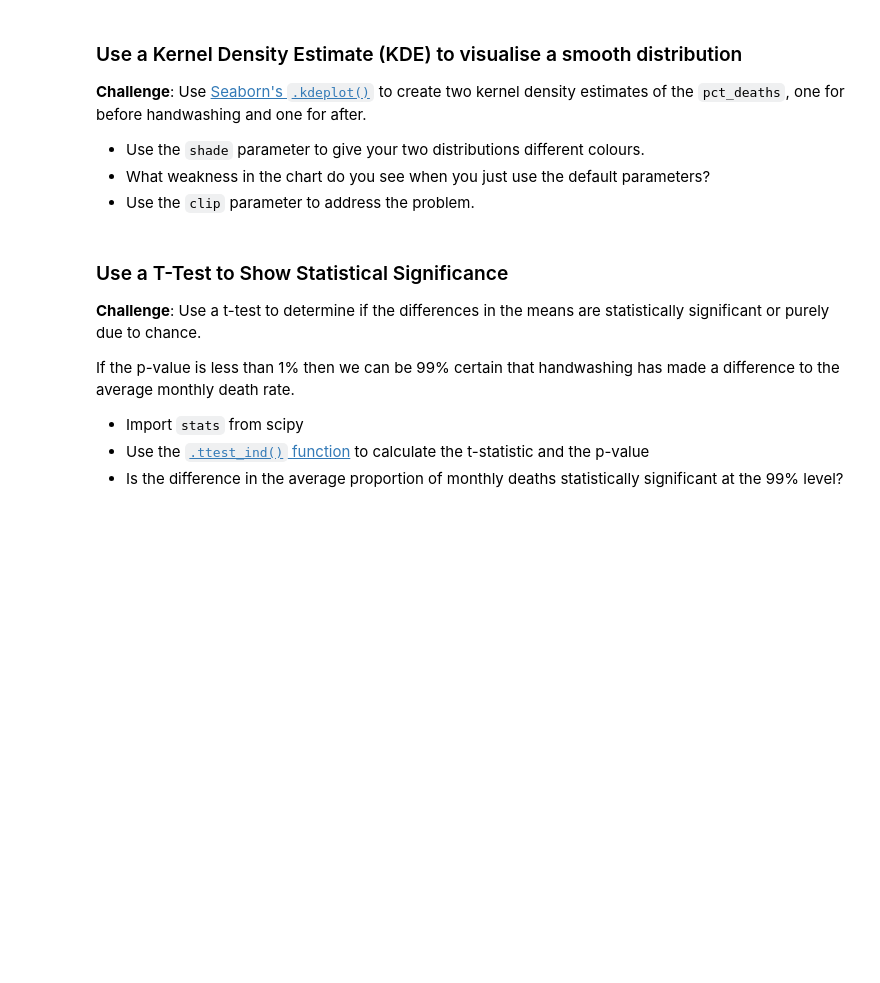
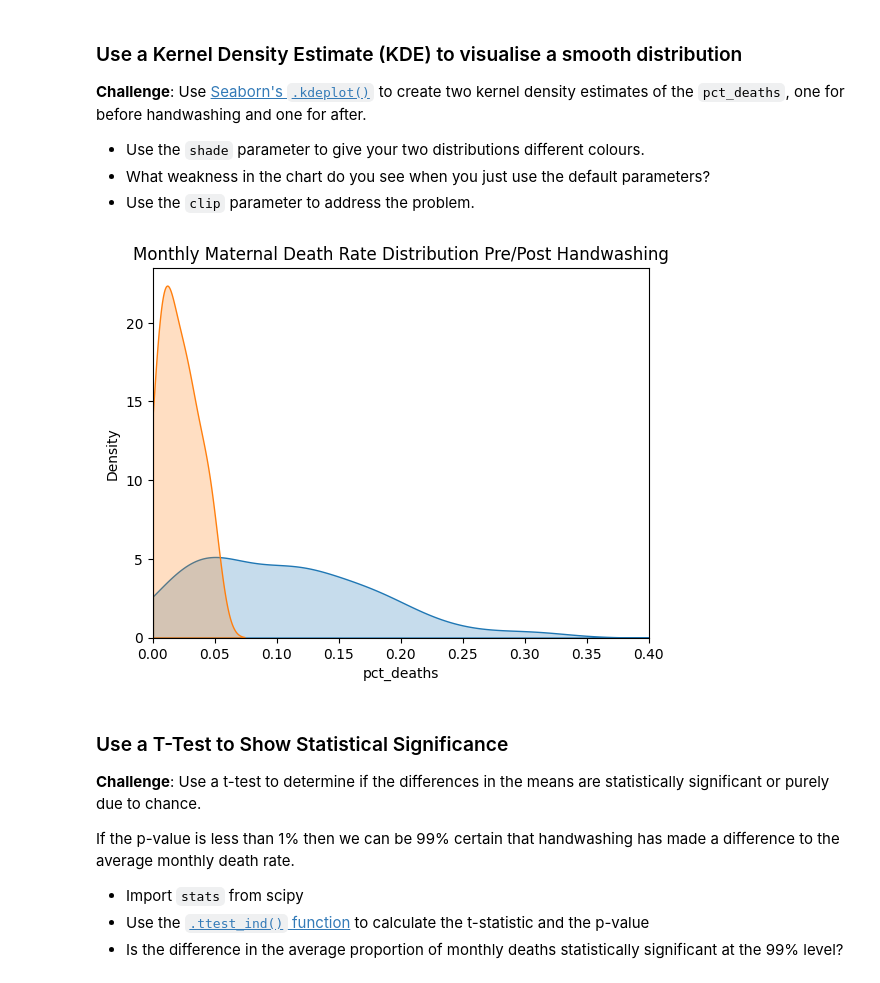
Before and after one commit to bluescreenlife/100-days-of-code, a Jupyter notebook: day_80_handwashing_t_test_analysis/Dr_Semmelweis_Handwashing_Discovery_(start).ipynb, the cells around one changed output. Cells and saved outputs as stored; diff of their text form; code cells hidden in the pictures; blank space fills up the shorter version.

Commit message:
add box plot, histogram comparisons, kernel density, t-test

```diff
--- a/day_80_handwashing_t_test_analysis/Dr_Semmelweis_Handwashing_Discovery_(start).ipynb
+++ b/day_80_handwashing_t_test_analysis/Dr_Semmelweis_Handwashing_Discovery_(start).ipynb
@@ -482,6 +502,18 @@ df_monthly
 * Use the `shade` parameter to give your two distributions different colours.
 * What weakness in the chart do you see when you just use the default parameters?
 * Use the `clip` parameter to address the problem.
+# %%
+sns.kdeplot(before_handwashing, x='pct_deaths',
+            fill=True,
+            clip=(0,1))
+sns.kdeplot(after_handwashing, x='pct_deaths',
+            fill=True,
+            clip=(0,1))
+plt.xlim(0,.4)
+plt.title('Monthly Maternal Death Rate Distribution Pre/Post Handwashing')
+plt.show()
+# %% [output]
+[figure, added]
 # %% [markdown]
 ### Use a T-Test to Show Statistical Significance
 
```
Also changed, not shown: parts of 4 cells of this notebook.
